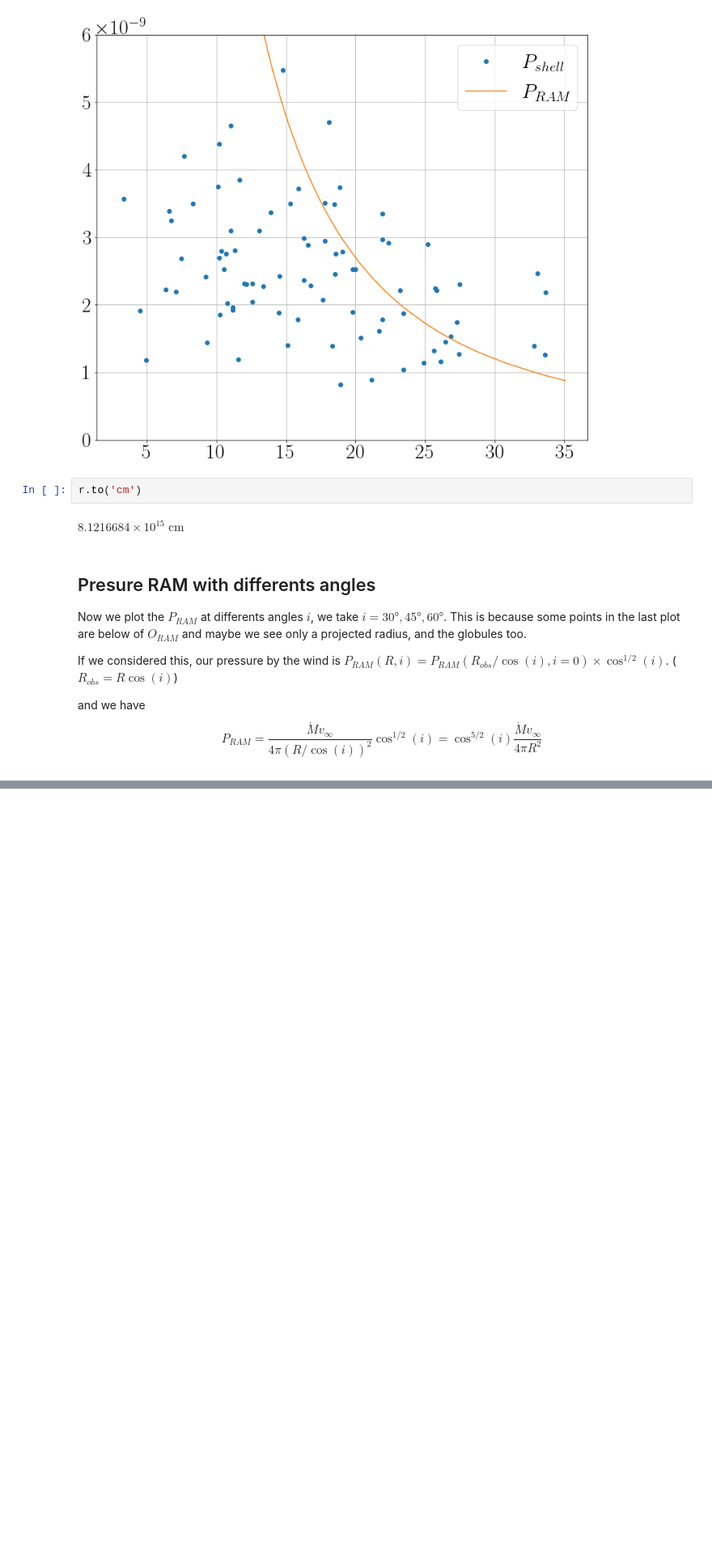
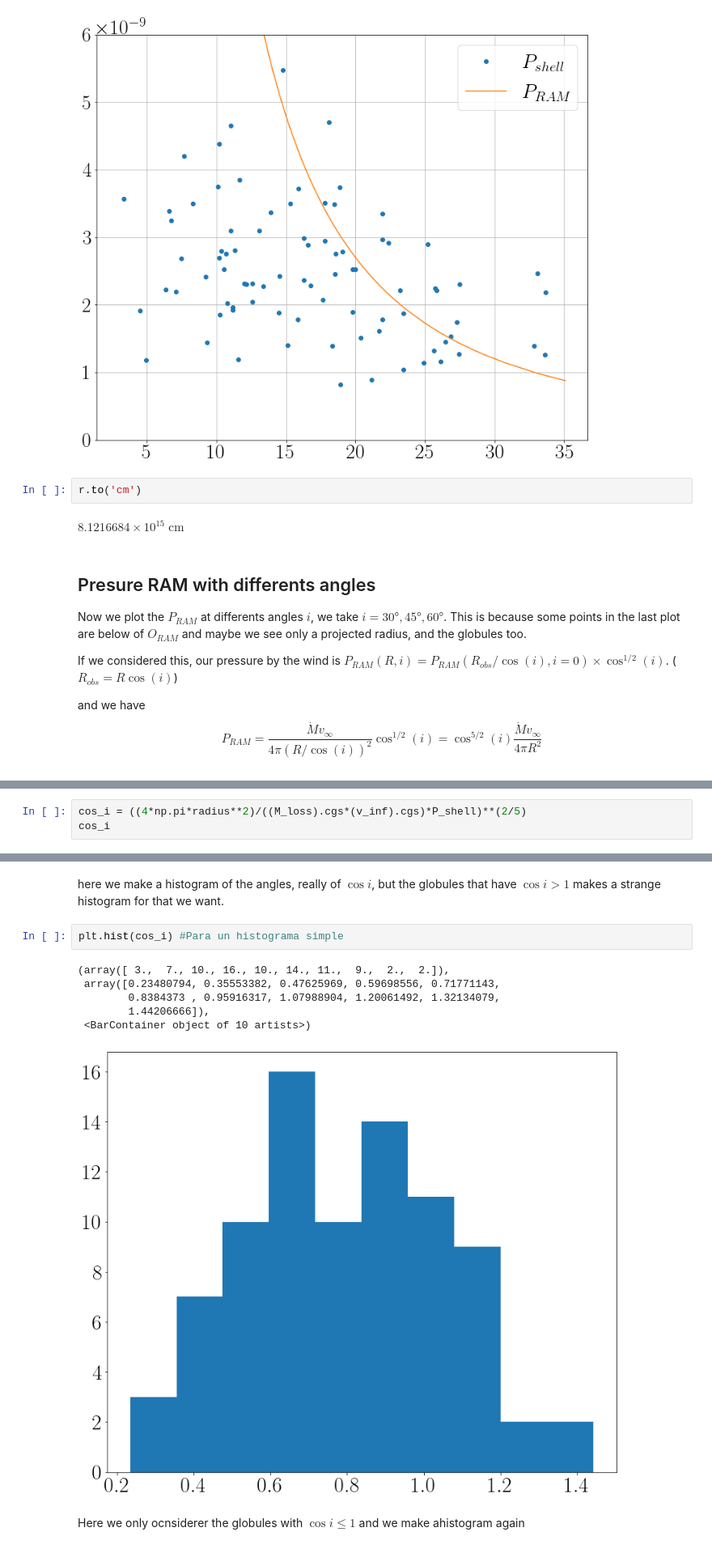
Before and after one commit to will-henney/globule-seminario, a Jupyter notebook: roberto-notebooks/parameters for the globules in M1-67.ipynb, the cells around one changed output, grey strips where cells are left out. Shown at 81% size. Saved outputs shown, nothing was run; the diff lists cells and outputs as text; blank space fills up the shorter version.

Commit message:
searching some correlations in the globules

```diff
--- a/roberto-notebooks/parameters for the globules in M1-67.ipynb
+++ b/roberto-notebooks/parameters for the globules in M1-67.ipynb
@@ -383,0 +400,3 @@ plt.show()
+# %%
+cos_i = ((4*np.pi*radius**2)/((M_loss).cgs*(v_inf).cgs)*P_shell)**(2/5)
+cos_i
@@ -383,0 +416,13 @@ plt.show()
+# %% [markdown]
+here we make a histogram of the angles, really of $\cos i$, but the globules that have $\cos i>1$ makes a strange histogram for that we want.
+# %%
+plt.hist(cos_i) #Para un histograma simple
+# %% [output]
+(array([ 3.,  7., 10., 16., 10., 14., 11.,  9.,  2.,  2.]),
+ array([0.23480794, 0.35553382, 0.47625969, 0.59698556, 0.71771143,
+        0.8384373 , 0.95916317, 1.07988904, 1.20061492, 1.32134079,
+        1.44206666]),
+ <BarContainer object of 10 artists>)
+[figure, added]
+# %% [markdown]
+Here we only ocnsiderer the globules with $\cos i\leq 1$ and we make ahistogram again
```
Also changed, not shown: parts of 27 cells of this notebook.
